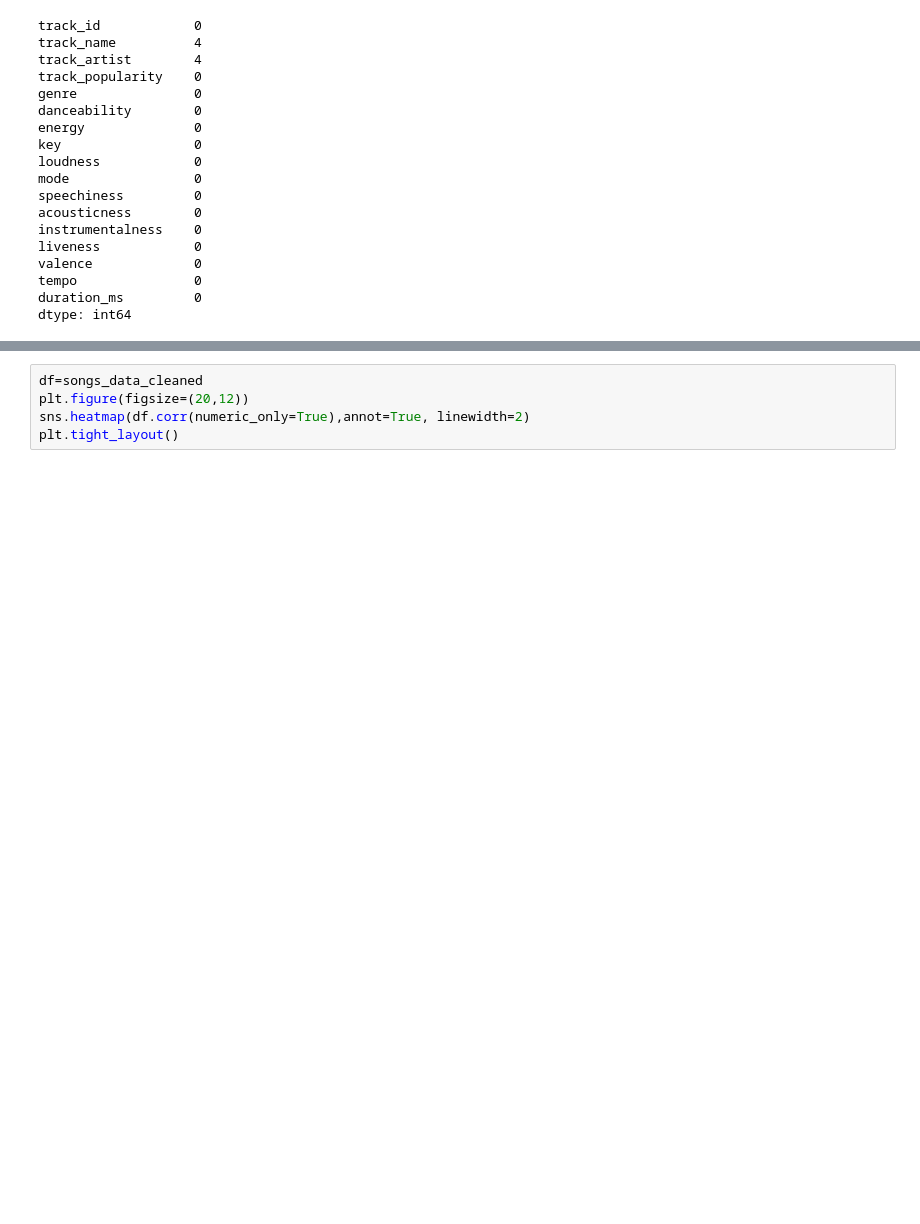
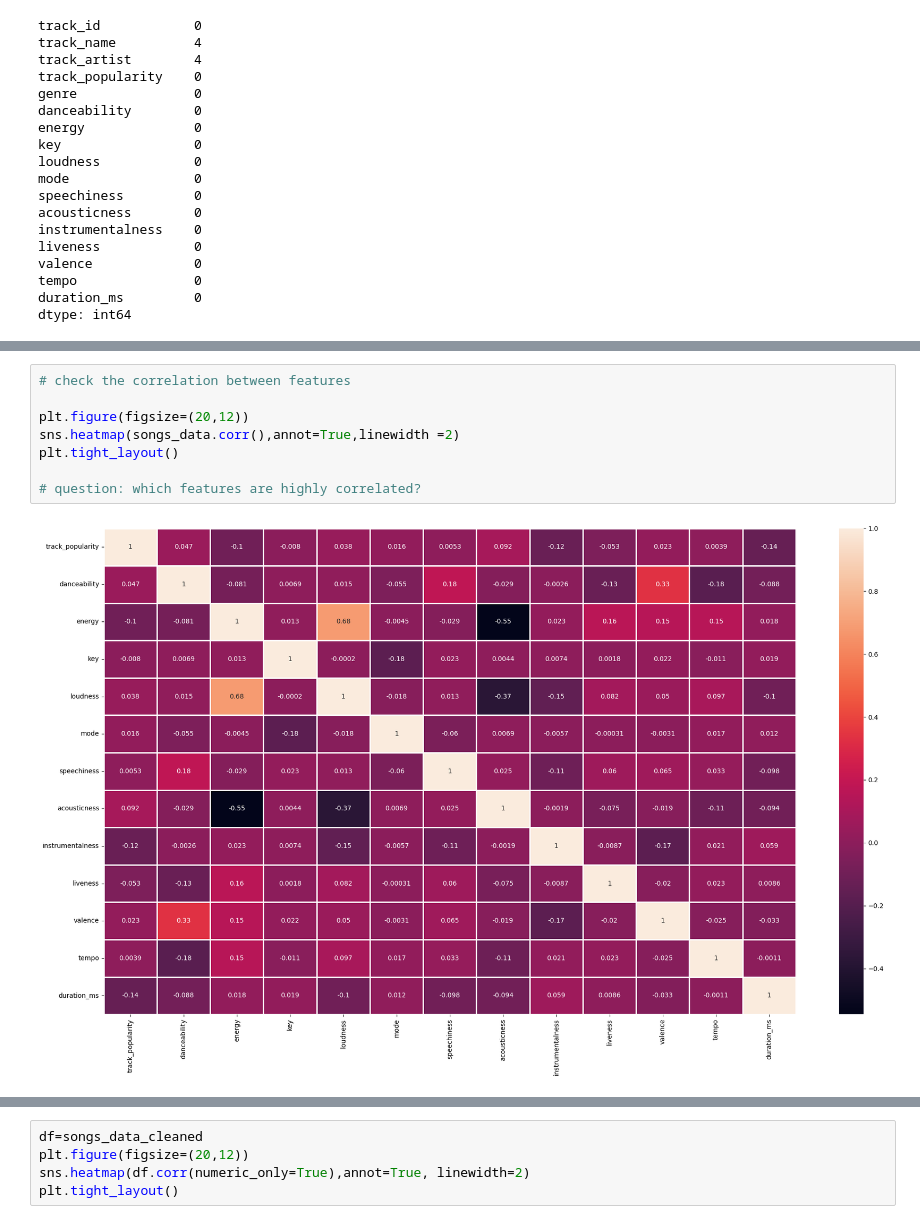
Before and after one commit to EricGoto/ML-GenreSongs, a Jupyter notebook: notebooks/songs_model.ipynb, the cells around one changed output, grey strips where cells are left out. Drawn from its saved outputs; the diff is of its cells as text; blank space fills up the shorter version.

```diff
--- a/notebooks/songs_model.ipynb
+++ b/notebooks/songs_model.ipynb
@@ -110,0 +134,10 @@ songs_data.describe()
+# %%
+# check the correlation between features
+
+plt.figure(figsize=(20,12))
+sns.heatmap(songs_data.corr(),annot=True,linewidth =2)
+plt.tight_layout()
+
+# question: which features are highly correlated?
+# %% [output]
+[figure, added]
```
Also changed, not shown: parts of 71 cells of this notebook, 1 other file.
